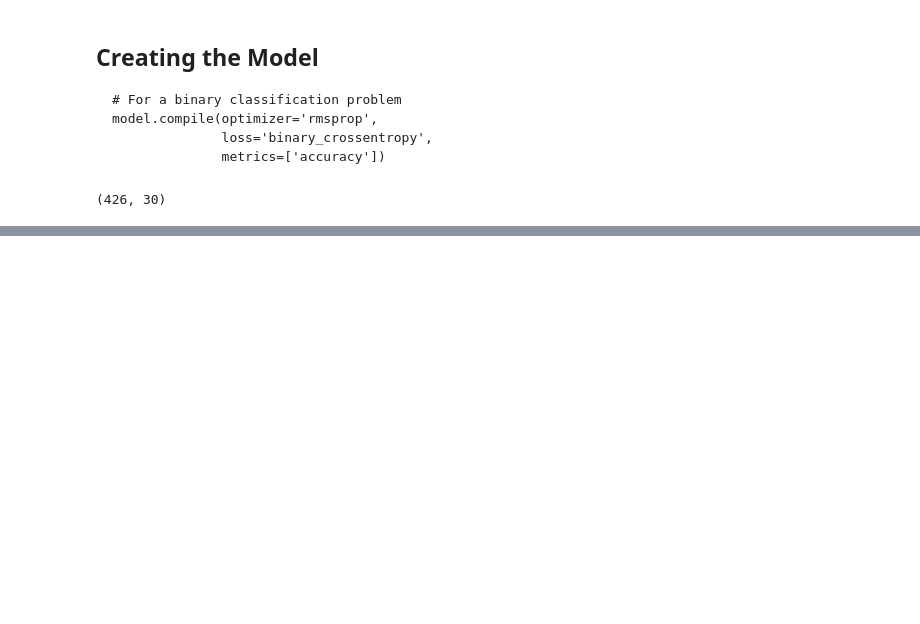
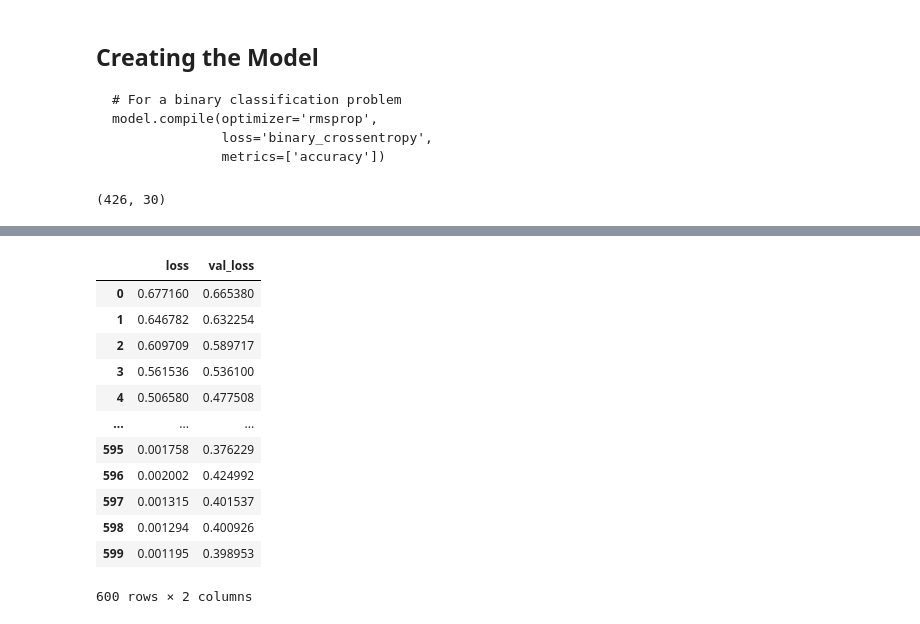
Before and after one commit to Sabbha20/ten-k-learn, a Jupyter notebook: 01 tensorflow-Keras/ANN/02 - Keras-Classification.ipynb, the cells around one changed output, grey strips where cells are left out. Cells and saved outputs as stored; diff of their text form; code cells hidden in the pictures; blank space fills up the shorter version.

```diff
--- a/01 tensorflow-Keras/ANN/02 - Keras-Classification.ipynb
+++ b/01 tensorflow-Keras/ANN/02 - Keras-Classification.ipynb
@@ -357,0 +387,17 @@ model.compile(loss='binary_crosentrophy', optimizer='adam')
+# %%
+model_loss = pd.DataFrame(model.history.history)
+model_loss
+# %% [output]
+|  | loss | val_loss |
+| 0 | 0.677160 | 0.665380 |
+| 1 | 0.646782 | 0.632254 |
+| 2 | 0.609709 | 0.589717 |
+| 3 | 0.561536 | 0.536100 |
+| 4 | 0.506580 | 0.477508 |
+| ... | ... | ... |
+| 595 | 0.001758 | 0.376229 |
+| 596 | 0.002002 | 0.424992 |
+| 597 | 0.001315 | 0.401537 |
+| 598 | 0.001294 | 0.400926 |
+| 599 | 0.001195 | 0.398953 |
+600 rows × 2 columns
```
Also changed, not shown: parts of 4 cells of this notebook.
